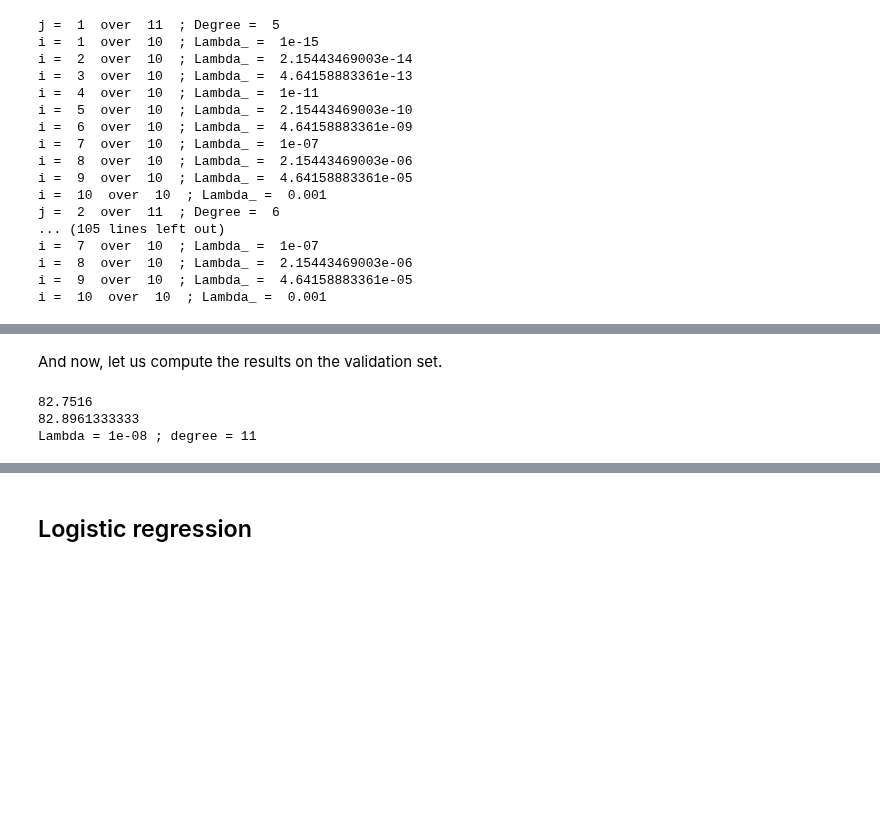
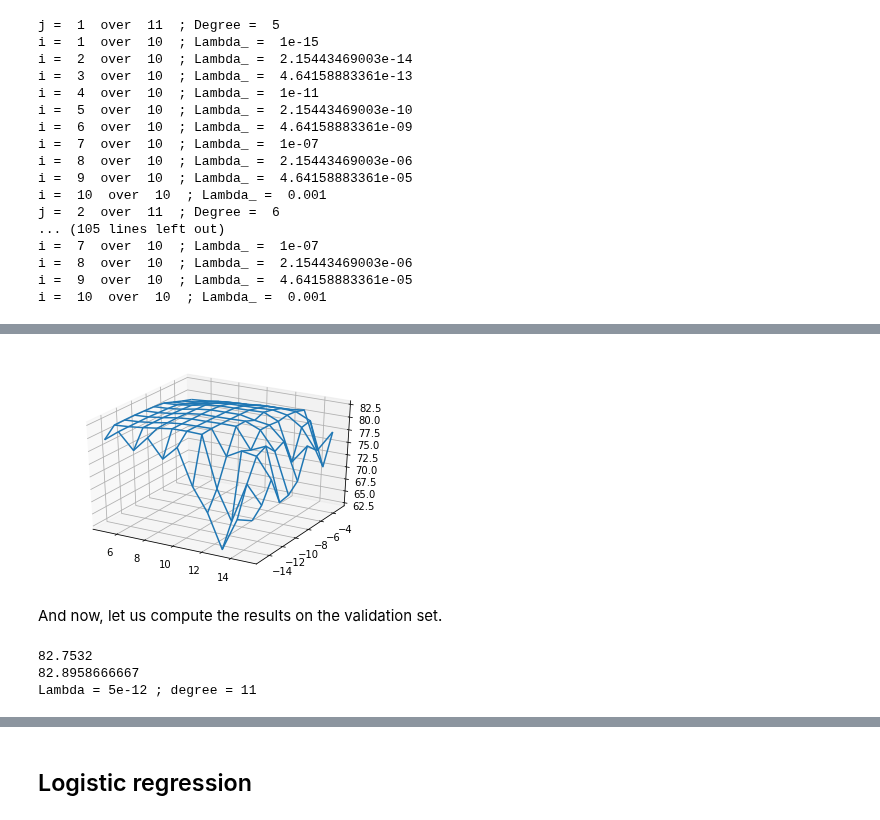
Before and after one commit to LucaZampieri/LMO_ML, a Jupyter notebook: project1/trial_ondine_3.ipynb, the cells around one changed output, grey strips where cells are left out. Cells and saved outputs as stored; diff of their text form; code cells hidden in the pictures; blank space fills up the shorter version.

```diff
--- a/project1/trial_ondine_3.ipynb
+++ b/project1/trial_ondine_3.ipynb
@@ -337,32 +337,35 @@ plt.legend()
 # %%
 from mpl_toolkits.mplot3d import Axes3D
 from matplotlib import cm
 from matplotlib.ticker import LinearLocator, FormatStrFormatter
 
 fig = plt.figure()
 ax = fig.gca(projection='3d')
-surf = ax.plot_surface(lambdas, np.array(degrees), right_test_l) #, rstride=1, cstride=1, cmap=cm.coolwarm,
+X, Y = np.meshgrid(np.array(degrees), lambdas)
+surf = ax.plot_wireframe(X, np.log10(Y), right_test_l) #, rstride=1, cstride=1, cmap=cm.coolwarm,
         #linewidth=0, antialiased=False)
 
 #ax.zaxis.set_major_locator(LinearLocator(10))
 #ax.zaxis.set_major_formatter(FormatStrFormatter('%.02f'))
 
 #fig.colorbar(surf, shrink=0.5, aspect=5)
 
 plt.show()
+# %% [output]
+[figure, added]
 # %% [markdown]
 And now, let us compute the results on the validation set.
 # %%
 max_id_i, max_id_j = np.unravel_index(right_test_l.argmax(), right_test_l.shape)
 print(right_test_l[max_id_i, max_id_j])
 print(right_train_l[max_id_i, max_id_j])
-lambda_ = 1e-8 #lambdas[max_id_i] #5e-12
+lambda_ = 1e-10 #lambdas[max_id_i] #5e-12
 deg = degrees[max_id_j]
 print('Lambda =', lambda_, '; degree =', deg)
 # %% [output]
-82.7516
-82.8961333333
-Lambda = 1e-08 ; degree = 11
+82.7532
+82.8958666667
+Lambda = 5e-12 ; degree = 11
 # %%
 tx_train = add_powers(tx_train, deg)
 # %%
```
Also changed, not shown: parts of 9 cells of this notebook, 2 other files.
